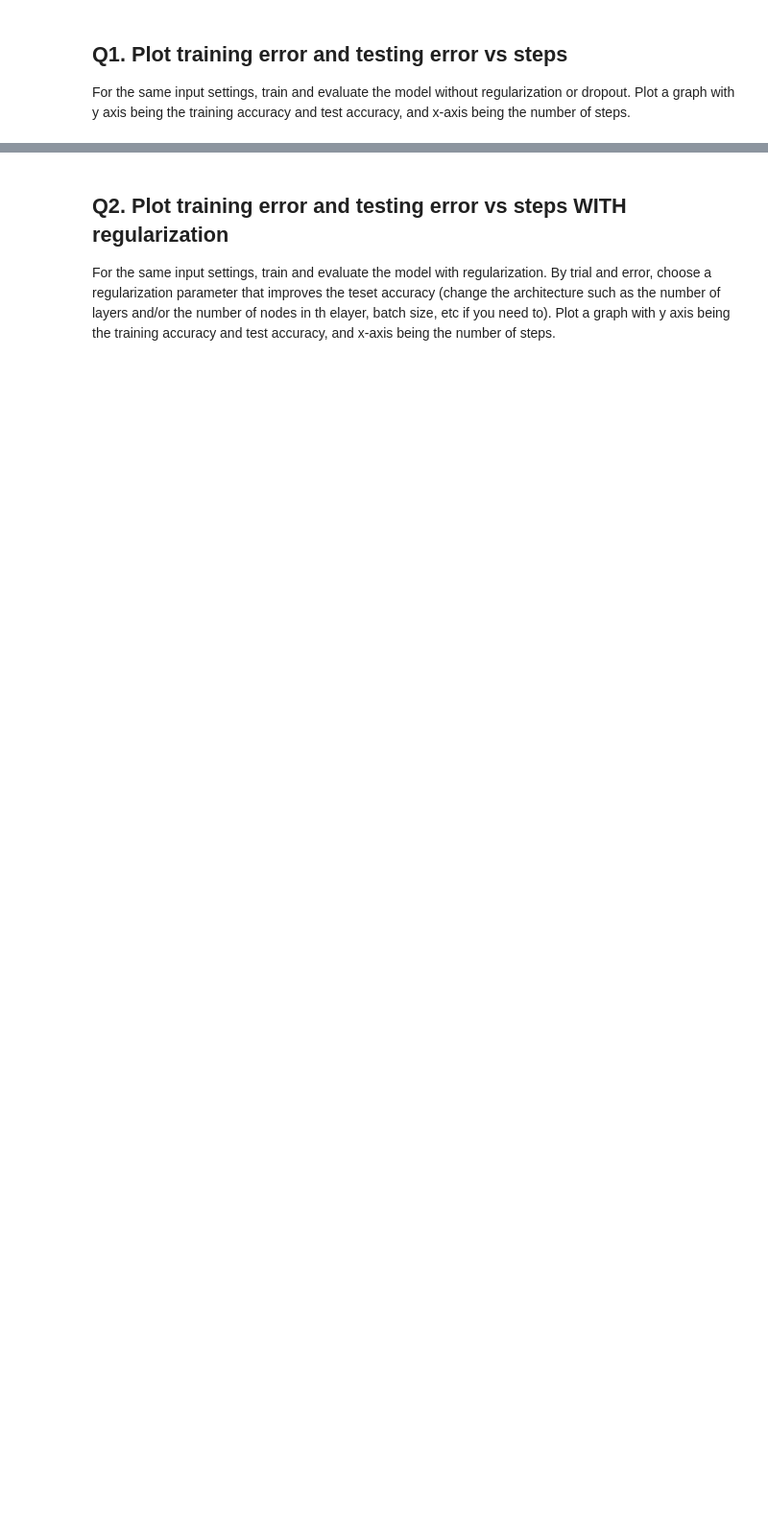
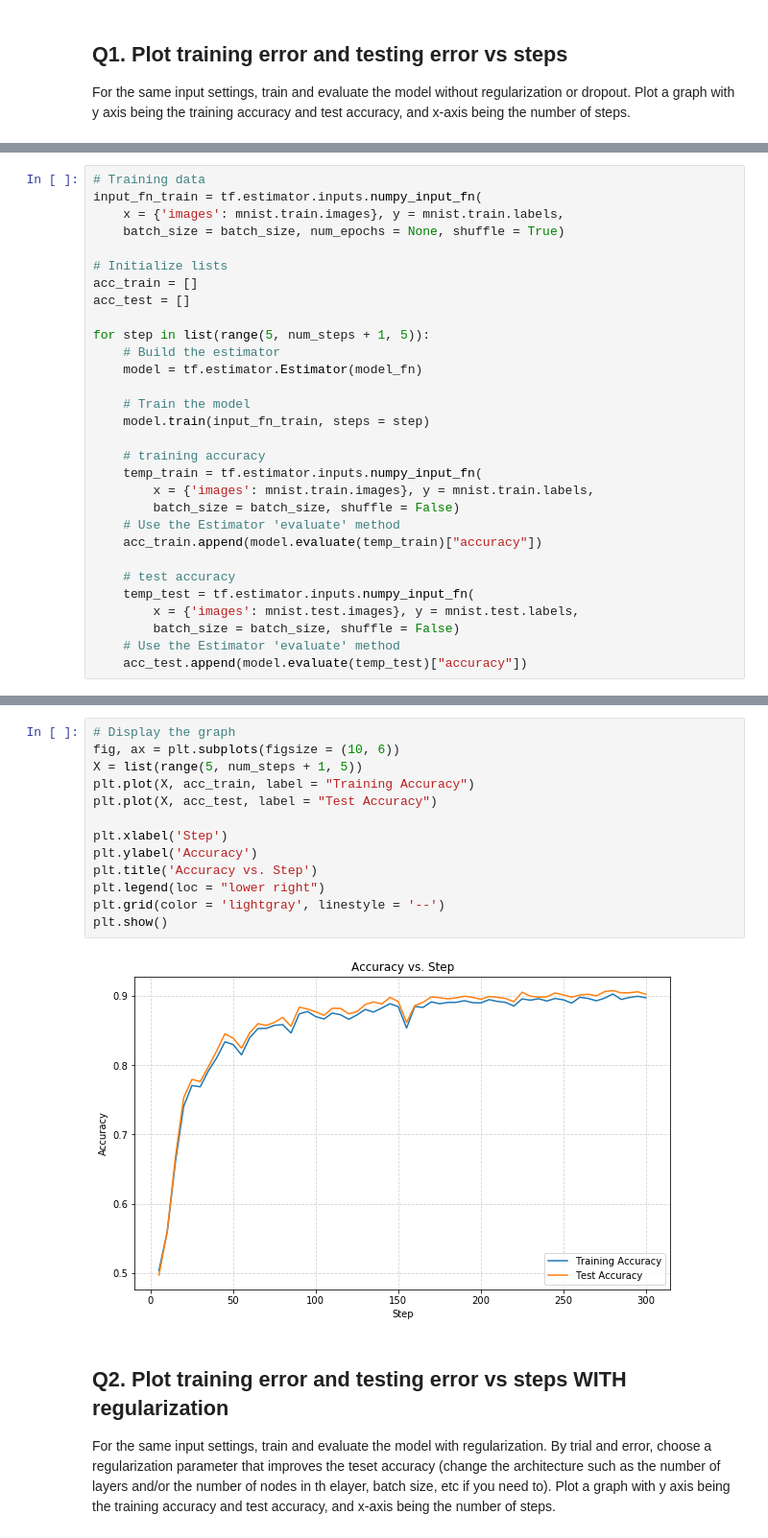
Before and after one commit to Richard-Hendricks/UIUC-Fall-2017, a Jupyter notebook: IE_532/Exercises/4deep_neural_net.ipynb, the cells around one changed output, grey strips where cells are left out. Shown at 96% size. Drawn from its saved outputs; the diff is of its cells as text; blank space fills up the shorter version.

```diff
--- a/IE_532/Exercises/4deep_neural_net.ipynb
+++ b/IE_532/Exercises/4deep_neural_net.ipynb
@@ -169,0 +160,30 @@ For the same input settings, train and evaluate the model without regularization
+# %%
+# Training data
+input_fn_train = tf.estimator.inputs.numpy_input_fn(
+    x = {'images': mnist.train.images}, y = mnist.train.labels,
+    batch_size = batch_size, num_epochs = None, shuffle = True)
+
+# Initialize lists
+acc_train = []
+acc_test = []
+
+for step in list(range(5, num_steps + 1, 5)):
+    # Build the estimator
+    model = tf.estimator.Estimator(model_fn)
+
+    # Train the model
+    model.train(input_fn_train, steps = step)
+
+    # training accuracy
+    temp_train = tf.estimator.inputs.numpy_input_fn(
+        x = {'images': mnist.train.images}, y = mnist.train.labels,
+        batch_size = batch_size, shuffle = False)
+    # Use the Estimator 'evaluate' method
+    acc_train.append(model.evaluate(temp_train)["accuracy"])
+
+    # test accuracy
+    temp_test = tf.estimator.inputs.numpy_input_fn(
+        x = {'images': mnist.test.images}, y = mnist.test.labels,
+        batch_size = batch_size, shuffle = False)
+    # Use the Estimator 'evaluate' method
+    acc_test.append(model.evaluate(temp_test)["accuracy"])
@@ -170,3 +208,18 @@ For the same input settings, train and evaluate the model without regularization
+# %%
+# Display the graph
+fig, ax = plt.subplots(figsize = (10, 6))
+X = list(range(5, num_steps + 1, 5))
+plt.plot(X, acc_train, label = "Training Accuracy")
+plt.plot(X, acc_test, label = "Test Accuracy")
+
+plt.xlabel('Step')
+plt.ylabel('Accuracy')
+plt.title('Accuracy vs. Step')
+plt.legend(loc = "lower right")
+plt.grid(color = 'lightgray', linestyle = '--')
+plt.show()
+# %% [output]
+[figure, added]
 # %% [markdown]
 ## Q2. Plot training error and testing error vs steps WITH regularization
 
```
Also changed, not shown: parts of 11 cells of this notebook.
